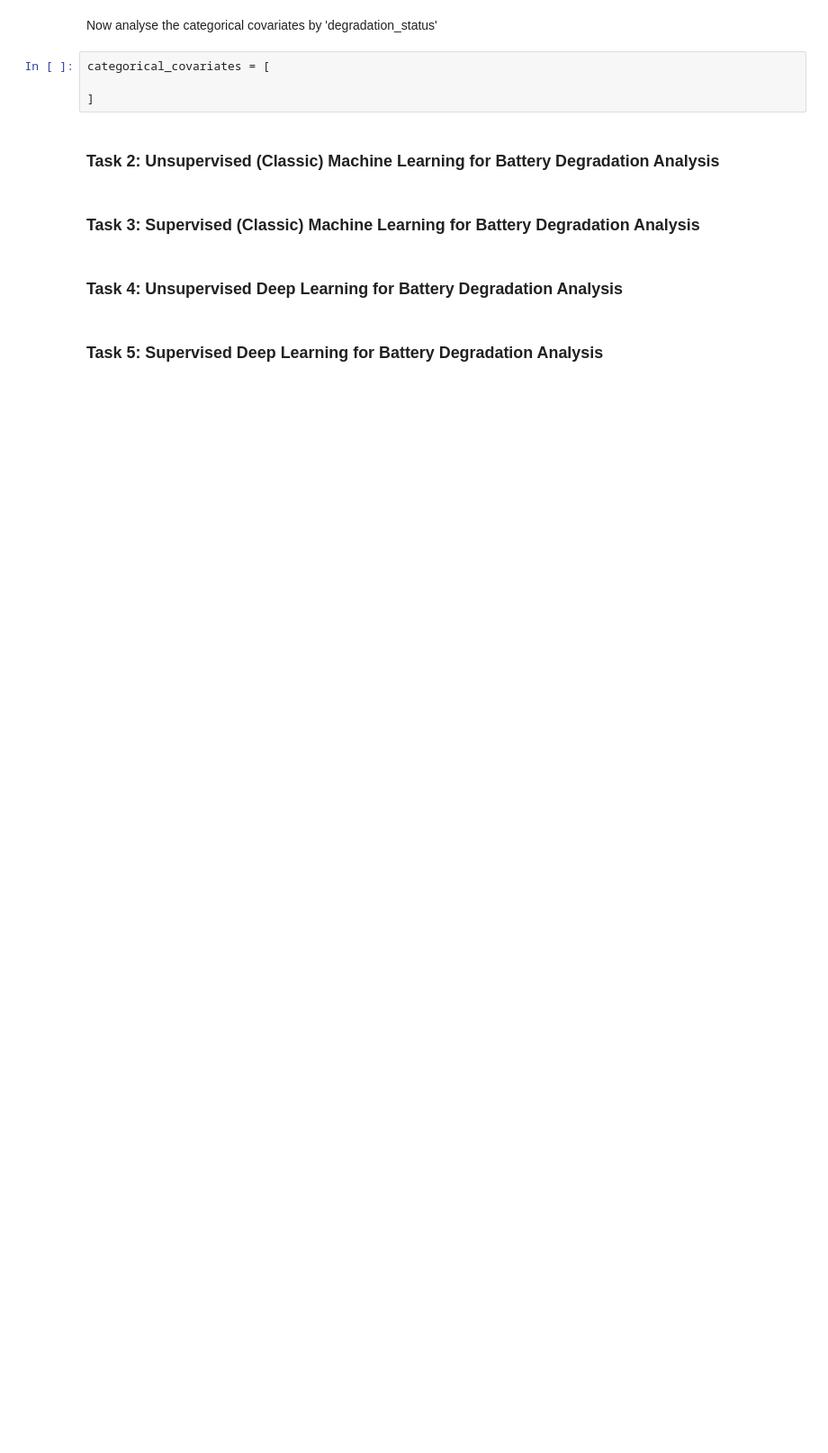
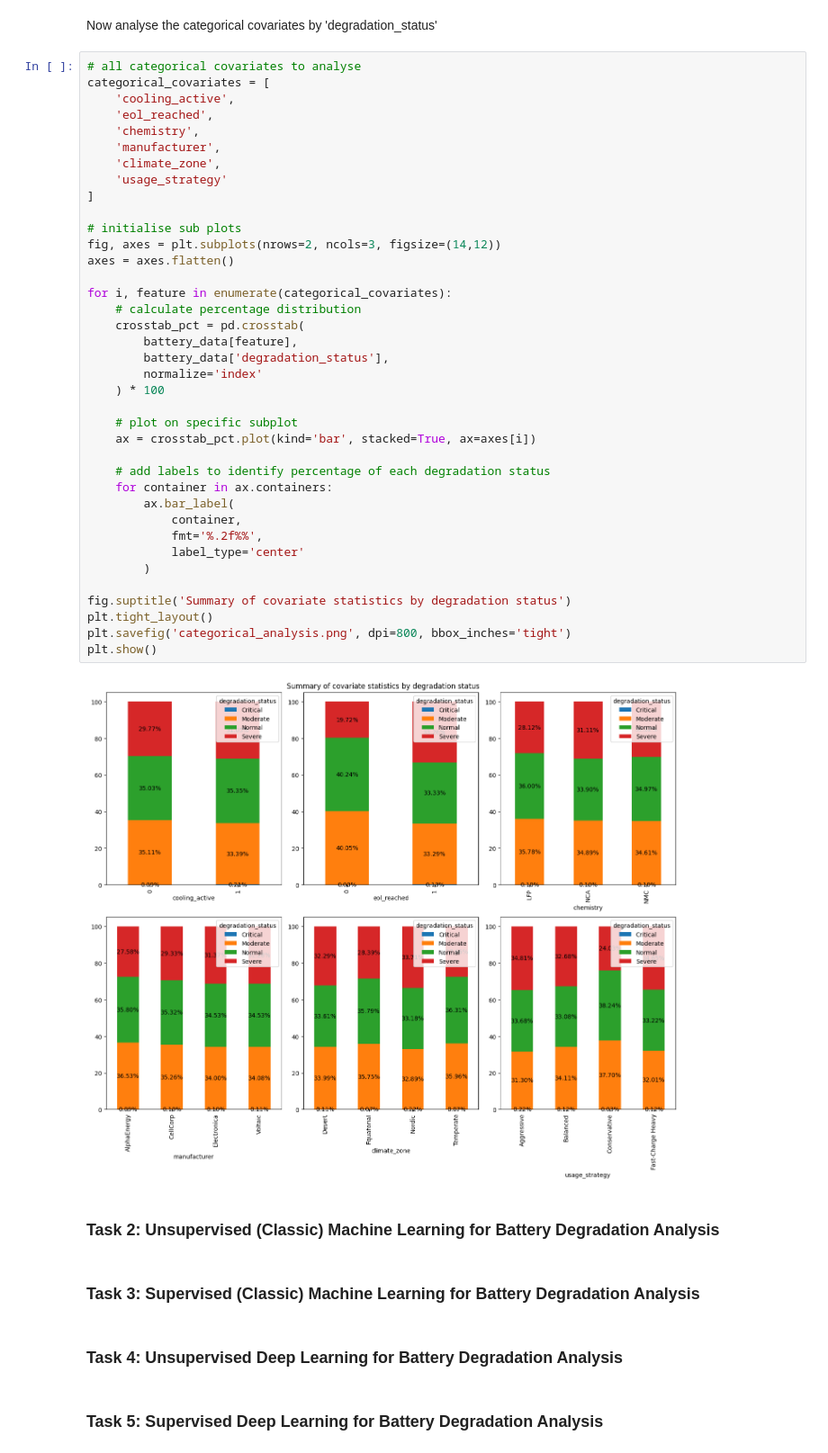
Before and after one commit to leolin25/predicting_battery_useful_life, a Jupyter notebook: cs342-coursework.ipynb, the cells around one changed output. Shown at 90% size. Cells and saved outputs as stored; diff of their text form; blank space fills up the shorter version.

Commit message:
ft: added categorical analysis

```diff
--- a/cs342-coursework.ipynb
+++ b/cs342-coursework.ipynb
@@ -104,9 +104,45 @@ plt.show()
 # %% [markdown]
 Now analyse the categorical covariates by 'degradation_status'
 # %%
+# all categorical covariates to analyse
 categorical_covariates = [
+    'cooling_active',
+    'eol_reached',
+    'chemistry',
+    'manufacturer',
+    'climate_zone',
+    'usage_strategy'
+]
 
-]
+# initialise sub plots
+fig, axes = plt.subplots(nrows=2, ncols=3, figsize=(14,12))
+axes = axes.flatten()
+
+for i, feature in enumerate(categorical_covariates):
+    # calculate percentage distribution
+    crosstab_pct = pd.crosstab(
+        battery_data[feature],
+        battery_data['degradation_status'],
+        normalize='index'
+    ) * 100
+
+    # plot on specific subplot
+    ax = crosstab_pct.plot(kind='bar', stacked=True, ax=axes[i])
+
+    # add labels to identify percentage of each degradation status
+    for container in ax.containers:
+        ax.bar_label(
+            container,
+            fmt='%.2f%%',
+            label_type='center'
+        )
+
+fig.suptitle('Summary of covariate statistics by degradation status')
+plt.tight_layout()
+plt.savefig('categorical_analysis.png', dpi=800, bbox_inches='tight')
+plt.show()
+# %% [output]
+[figure, added]
 # %% [markdown]
 ### Task 2: Unsupervised (Classic) Machine Learning for Battery Degradation Analysis
 # %% [markdown]
```
Also changed, not shown: 1 other file.
